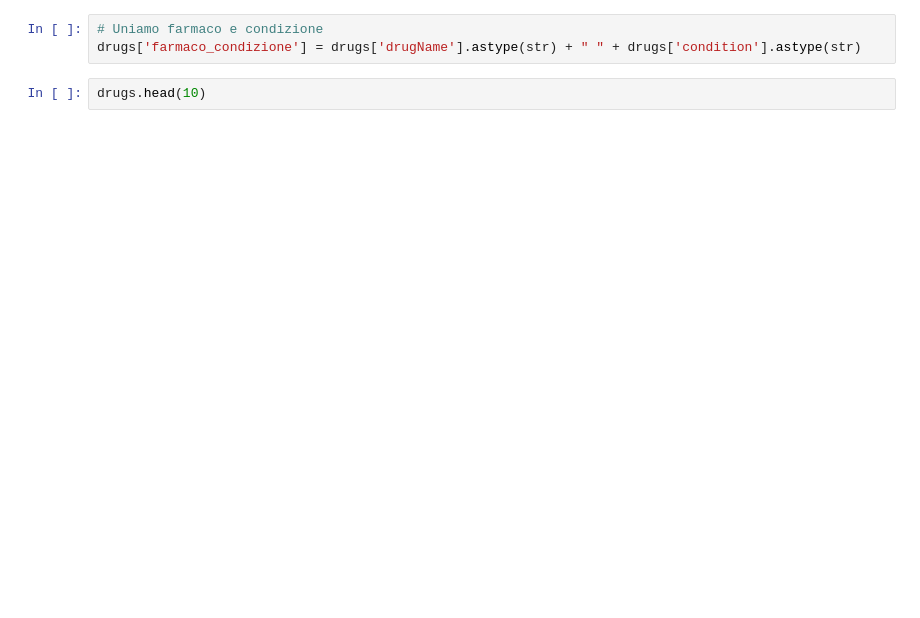
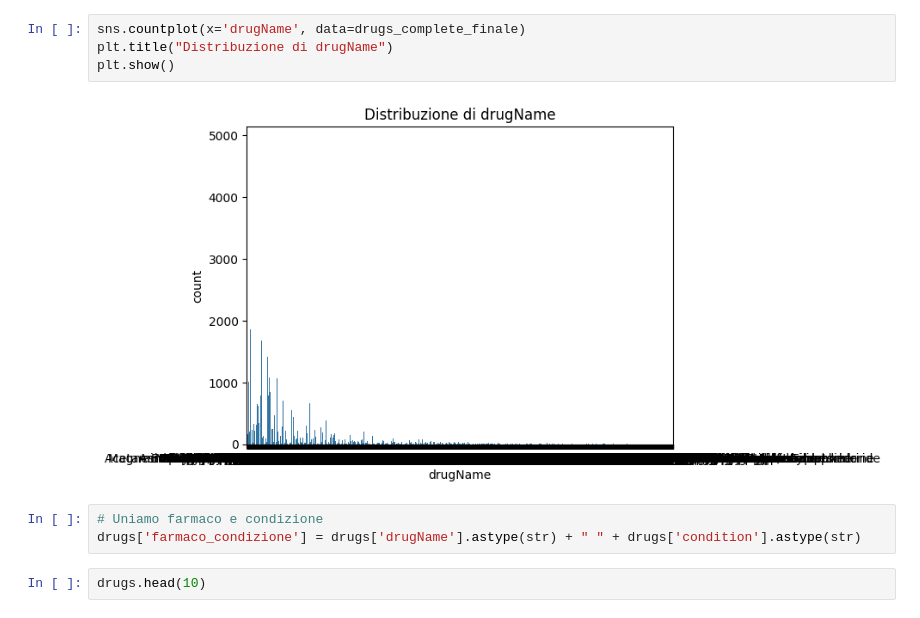
Before and after one commit to nicolobonato97/Big-Data-Analytics, a Jupyter notebook: Progetto Big Data/ProgettoBigData.ipynb, the cells around one changed output. Saved outputs shown, nothing was run; the diff lists cells and outputs as text; blank space fills up the shorter version.

```diff
--- a/Progetto Big Data/ProgettoBigData.ipynb
+++ b/Progetto Big Data/ProgettoBigData.ipynb
@@ -93,3 +172,9 @@ memory usage: 1.2+ MB
+# %%
+sns.countplot(x='drugName', data=drugs_complete_finale)
+plt.title("Distribuzione di drugName")
+plt.show()
+# %% [output]
+[figure, added]
 # %%
 # Uniamo farmaco e condizione
 drugs['farmaco_condizione'] = drugs['drugName'].astype(str) + " " + drugs['condition'].astype(str)
```
Also changed, not shown: parts of 35 cells of this notebook.
